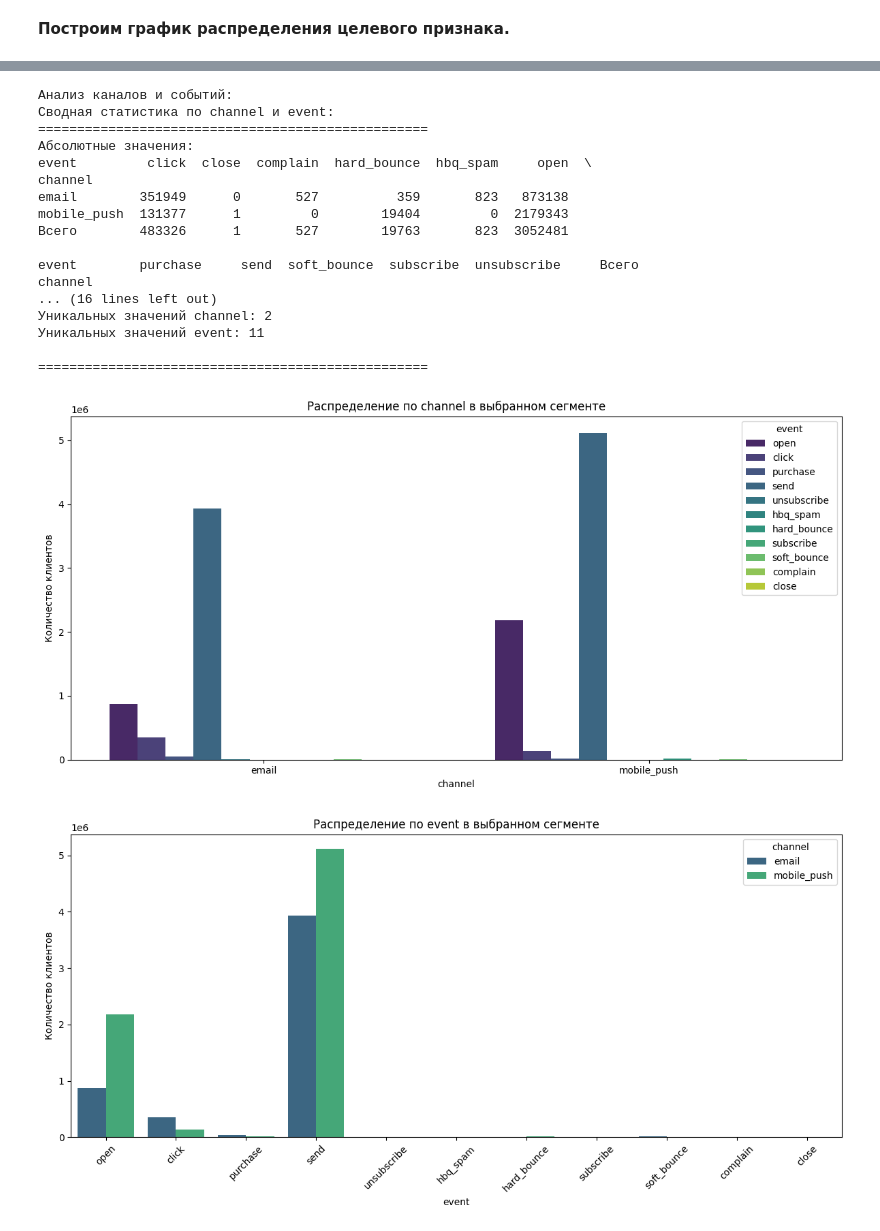
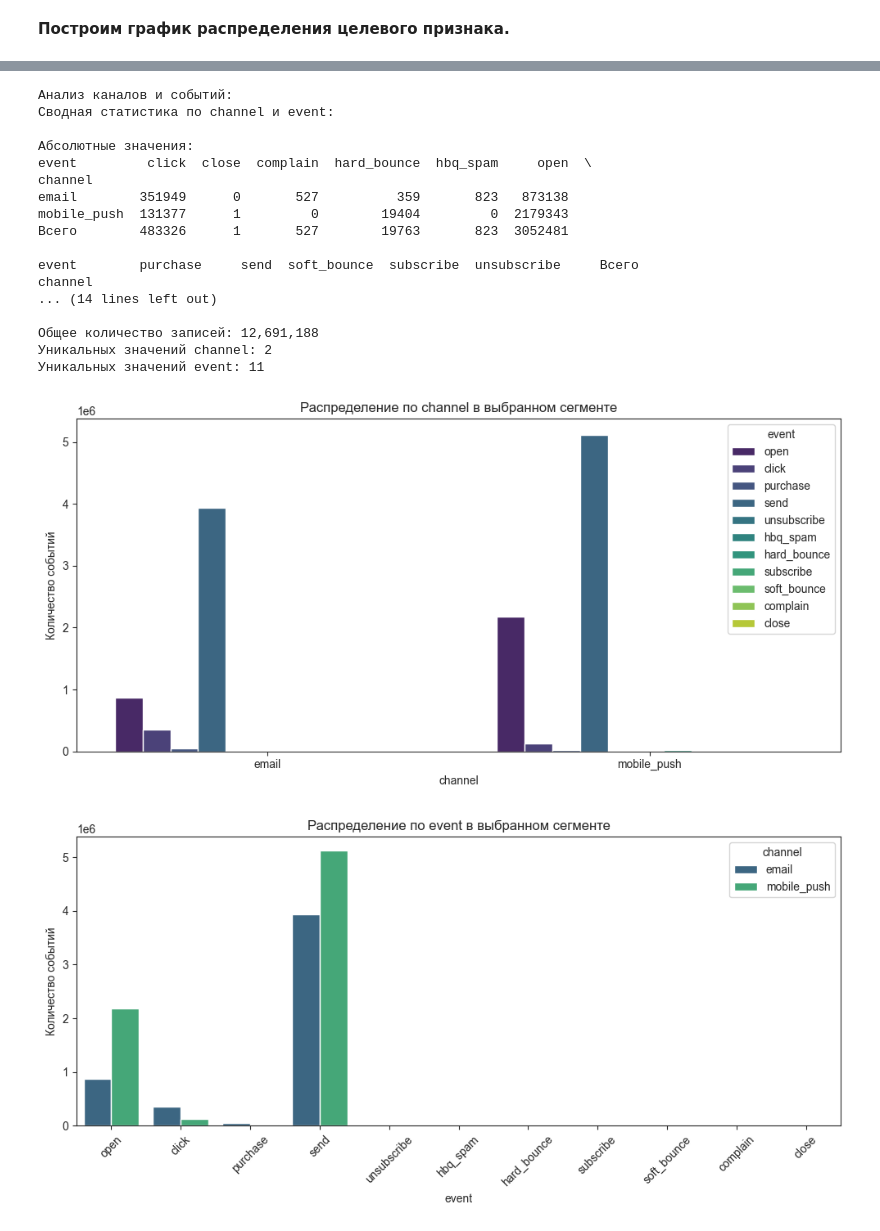
Before and after one commit to volkovask/marketing, a Jupyter notebook: marketing.ipynb, the cells around one changed output, grey strips where cells are left out. Saved outputs shown, nothing was run; the diff lists cells and outputs as text; code cells hidden in the pictures.

```diff
--- a/marketing.ipynb
+++ b/marketing.ipynb
@@ -617,10 +965,11 @@ def custom_count(data=messages,
                  figsize=(10, 5),
                  x='channel',
                  hue='event'):
+
     plt.figure(figsize=figsize)
     sns.countplot(data=data, x=x, palette='viridis', hue=hue)
     plt.title(f'Распределение по {x.lower()} в выбранном сегменте')
-    # Автоповорот в зависимости от количества категорий
+    # Автоповорот в зависимости от количества категорий.
     if len(data[x].unique()) > 7:
         plt.xticks(rotation=45)
     else:
@@ -628,5 +977,5 @@ def custom_count(data=messages,
 
     plt.tight_layout()
     plt.xlabel(x)
-    plt.ylabel('Количество клиентов')
+    plt.ylabel('Количество событий')
     plt.show()
@@ -677,24 +1003,37 @@ def enhanced_custom_count(data=messages,
+# %%
+# Метод вывода статистики и построения графиков по анализу каналов и событий.
+def enhanced_custom_count(data=messages,
+                         x='channel',
+                         hue='event'):
+
+    # Выводим статистику.
+    print_summary_stats(data, x, hue)
+    print('\n')
+
+    # Cтроим графики.
+    custom_count(x=x, hue=hue)
+    custom_count(x=hue, hue=x)
 # %%
 # Анализ каналов и событий.
-print("Анализ каналов и событий:")
-enhanced_custom_count(messages, x='channel', hue='event')
+print('Анализ каналов и событий:')
+enhanced_custom_count()
 # %% [output]
 Анализ каналов и событий:
 Сводная статистика по channel и event:
-==================================================
+
 Абсолютные значения:
 event         click  close  complain  hard_bounce  hbq_spam     open  \
 channel
 email        351949      0       527          359       823   873138
 mobile_push  131377      1         0        19404         0  2179343
 Всего        483326      1       527        19763       823  3052481
 
 event        purchase     send  soft_bounce  subscribe  unsubscribe     Всего
 channel
-... (16 lines left out)
+... (14 lines left out)
+
+Общее количество записей: 12,691,188
 Уникальных значений channel: 2
 Уникальных значений event: 11
-
-==================================================
-[figure, old version]
+[figure, new version]
-[figure, old version]
+[figure, new version]
```
Also changed, not shown: parts of 85 cells of this notebook.
